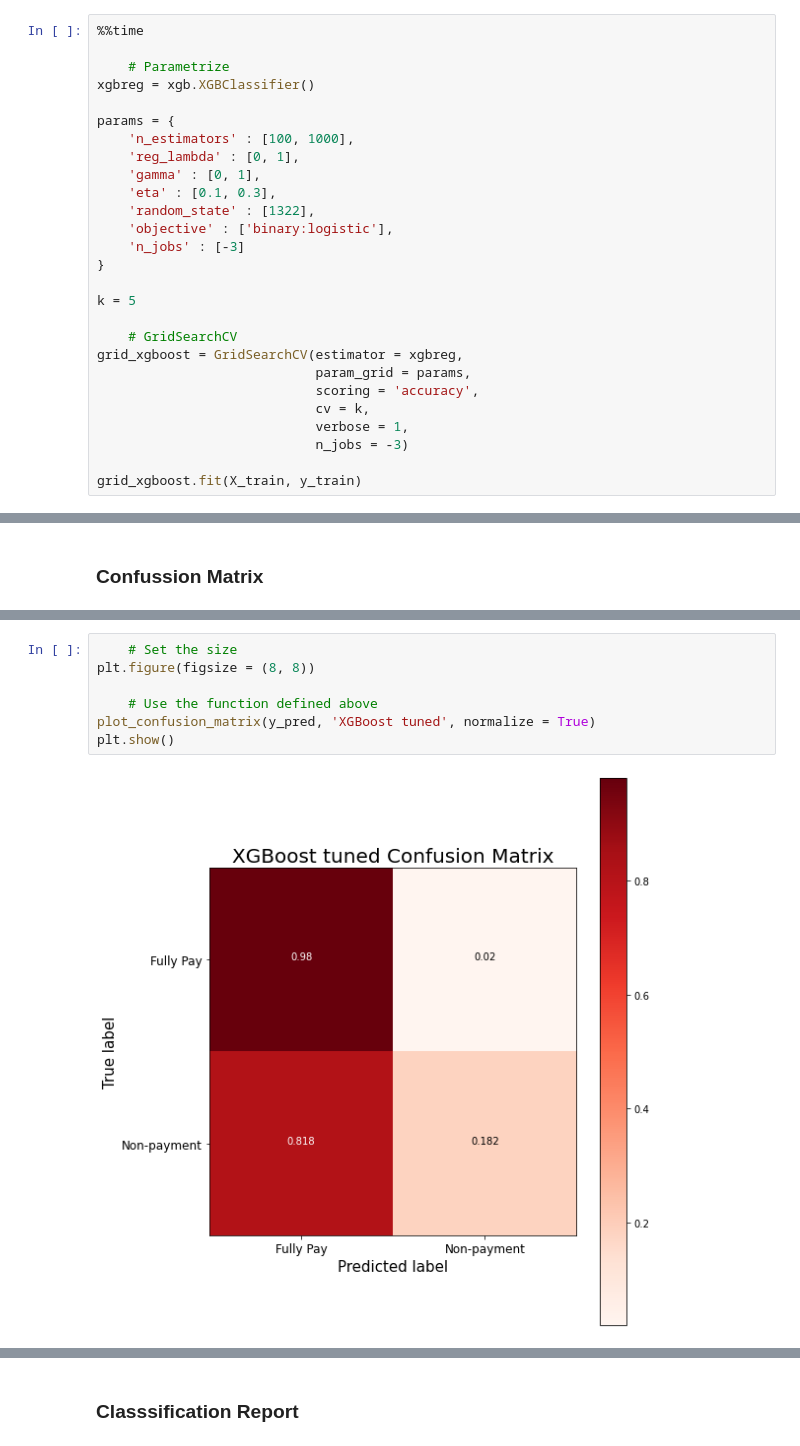
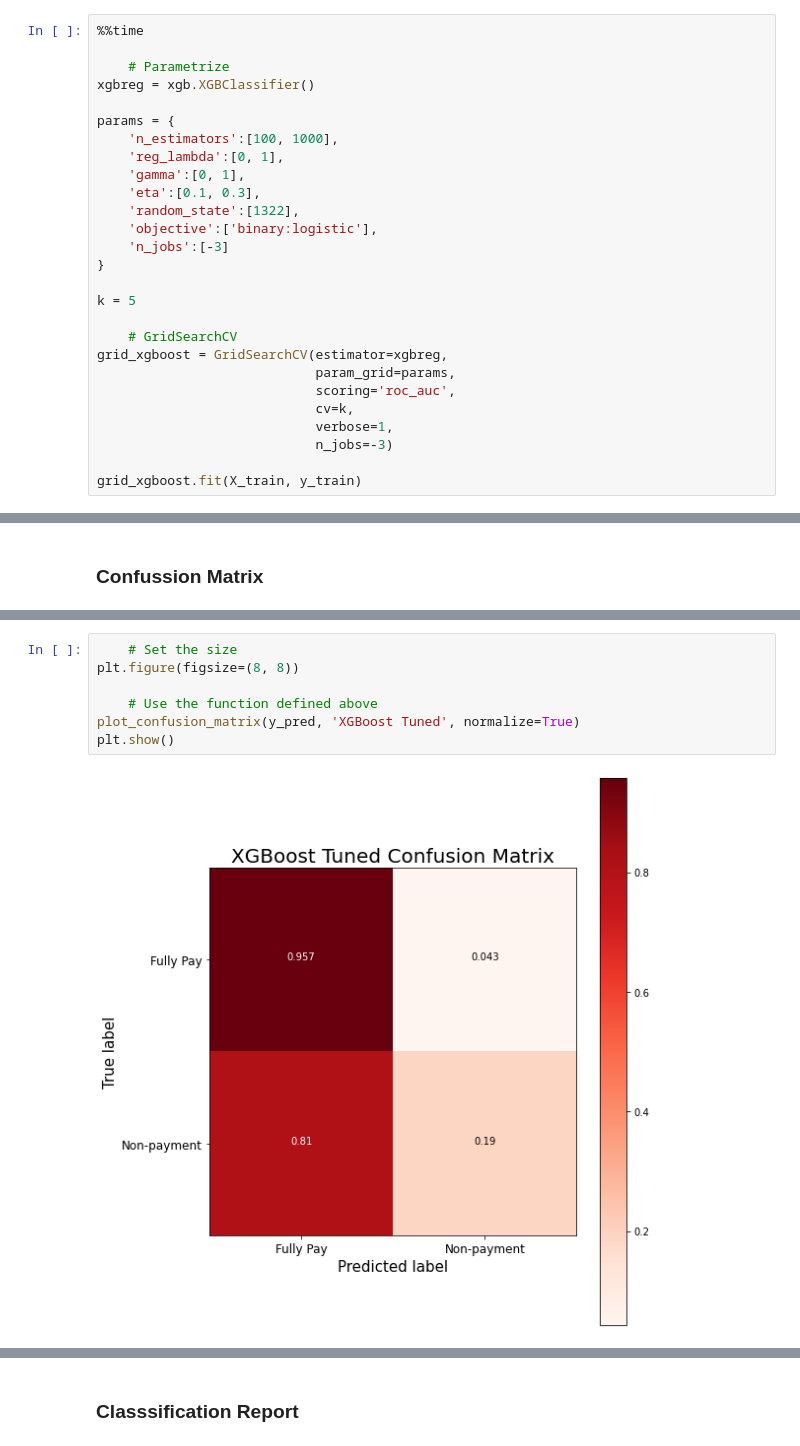
Before and after one commit to jlopezgaldon/lending_club, a Jupyter notebook: notebooks/09_XGBOOST_VALIDATION.ipynb, the cells around one changed output, grey strips where cells are left out. Cells and saved outputs as stored; diff of their text form.

```diff
--- a/notebooks/09_XGBOOST_VALIDATION.ipynb
+++ b/notebooks/09_XGBOOST_VALIDATION.ipynb
@@ -130,24 +146,24 @@ y_train = np.ravel(y_train)
 xgbreg = xgb.XGBClassifier()
 
 params = {
-    'n_estimators' : [100, 1000],
-    'reg_lambda' : [0, 1],
-    'gamma' : [0, 1],
-    'eta' : [0.1, 0.3],
-    'random_state' : [1322],
-    'objective' : ['binary:logistic'],
-    'n_jobs' : [-3]
+    'n_estimators':[100, 1000],
+    'reg_lambda':[0, 1],
+    'gamma':[0, 1],
+    'eta':[0.1, 0.3],
+    'random_state':[1322],
+    'objective':['binary:logistic'],
+    'n_jobs':[-3]
 }
 
 k = 5
 
     # GridSearchCV
-grid_xgboost = GridSearchCV(estimator = xgbreg,
-                            param_grid = params,
-                            scoring = 'accuracy',
-                            cv = k,
-                            verbose = 1,
-                            n_jobs = -3)
+grid_xgboost = GridSearchCV(estimator=xgbreg,
+                            param_grid=params,
+                            scoring='roc_auc',
+                            cv=k,
+                            verbose=1,
+                            n_jobs=-3)
 
 grid_xgboost.fit(X_train, y_train)
 # %% [output]
@@ -184,9 +230,9 @@ Accuracy of XGBoost classifier on test set: 0.80525
 # %%
     # Set the size
-plt.figure(figsize = (8, 8))
+plt.figure(figsize=(8, 8))
 
     # Use the function defined above
-plot_confusion_matrix(y_pred, 'XGBoost tuned', normalize = True)
+plot_confusion_matrix(y_pred, 'XGBoost Tuned', normalize=True)
 plt.show()
 # %% [output]
-[figure, old version]
+[figure, new version]
```
Also changed, not shown: parts of 45 cells of this notebook.
